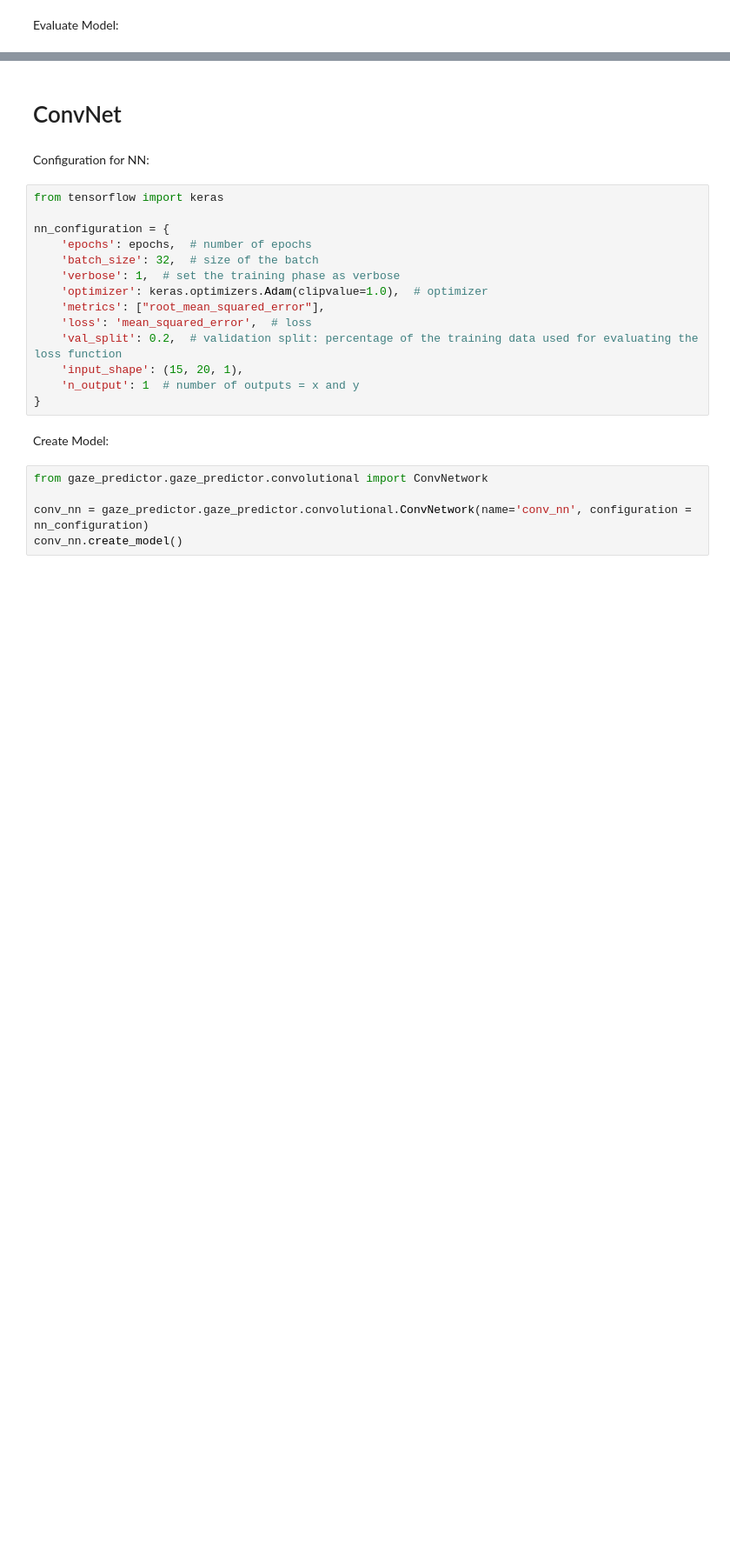
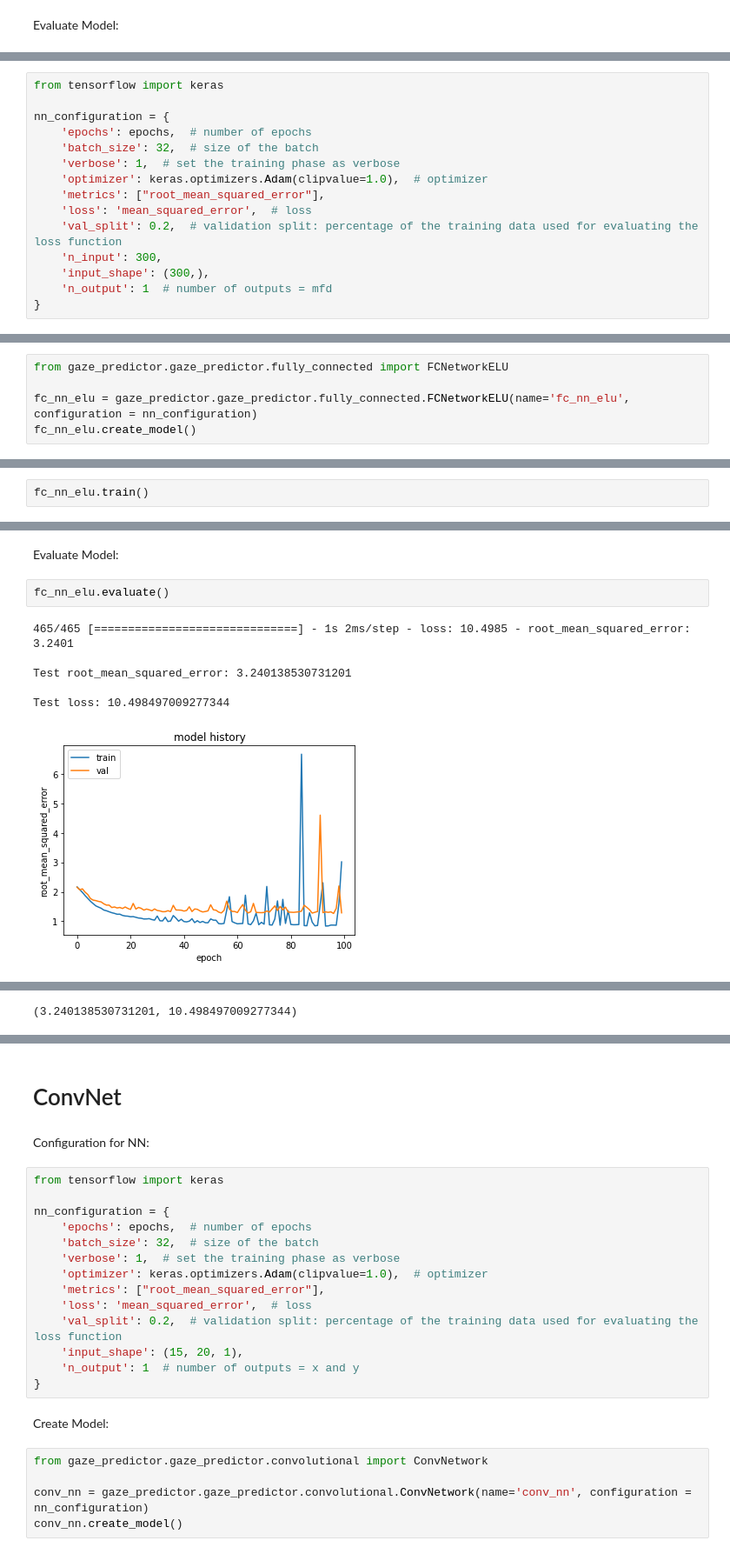
Before and after one commit to tobnie/gaze_predictor_nn, a Jupyter notebook: train_nn.ipynb, the cells around one changed output, grey strips where cells are left out. Shown: that part at 87% size. Drawn from its saved outputs; the diff is of its cells as text; blank space fills up the shorter version.

```diff
--- a/train_nn.ipynb
+++ b/train_nn.ipynb
@@ -105,0 +180,15 @@ Test loss: 1.7262985706329346
+# %%
+from tensorflow import keras
+
+nn_configuration = {
+    'epochs': epochs,  # number of epochs
+    'batch_size': 32,  # size of the batch
+    'verbose': 1,  # set the training phase as verbose
+    'optimizer': keras.optimizers.Adam(clipvalue=1.0),  # optimizer
+    'metrics': ["root_mean_squared_error"],
+    'loss': 'mean_squared_error',  # loss
+    'val_split': 0.2,  # validation split: percentage of the training data used for evaluating the loss function
+    'n_input': 300,
+    'input_shape': (300,),
+    'n_output': 1  # number of outputs = mfd
+}
@@ -105,0 +197,5 @@ Test loss: 1.7262985706329346
+# %%
+from gaze_predictor.gaze_predictor.fully_connected import FCNetworkELU
+
+fc_nn_elu = gaze_predictor.gaze_predictor.fully_connected.FCNetworkELU(name='fc_nn_elu', configuration = nn_configuration)
+fc_nn_elu.create_model()
@@ -105,0 +224,2 @@ Test loss: 1.7262985706329346
+# %%
+fc_nn_elu.train()
@@ -105,0 +244,11 @@ Test loss: 1.7262985706329346
+# %% [markdown]
+Evaluate Model:
+# %%
+fc_nn_elu.evaluate()
+# %% [output]
+465/465 [==============================] - 1s 2ms/step - loss: 10.4985 - root_mean_squared_error: 3.2401
+
+Test root_mean_squared_error: 3.240138530731201
+
+Test loss: 10.498497009277344
+[figure, added]
@@ -105,0 +256 @@ Test loss: 1.7262985706329346
+(3.240138530731201, 10.498497009277344)
```
Also changed, not shown: parts of 52 cells of this notebook.
